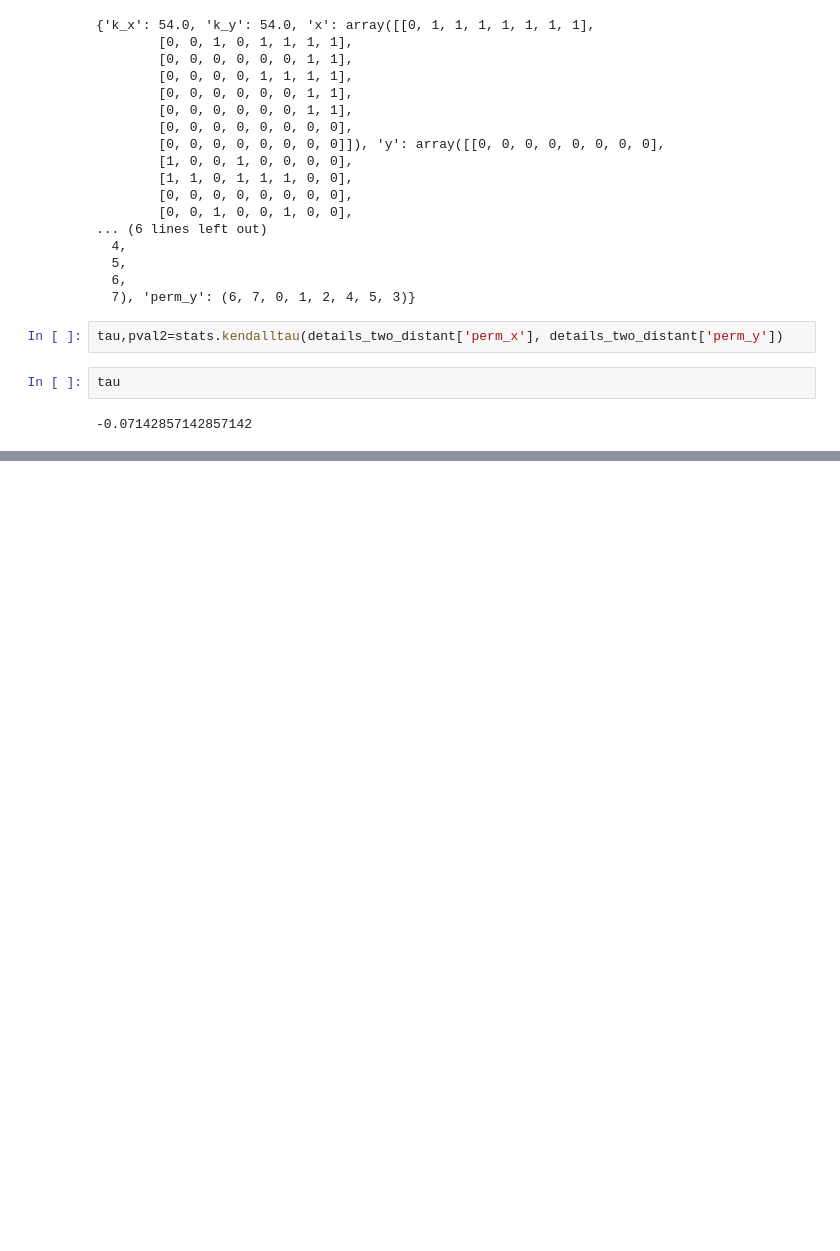
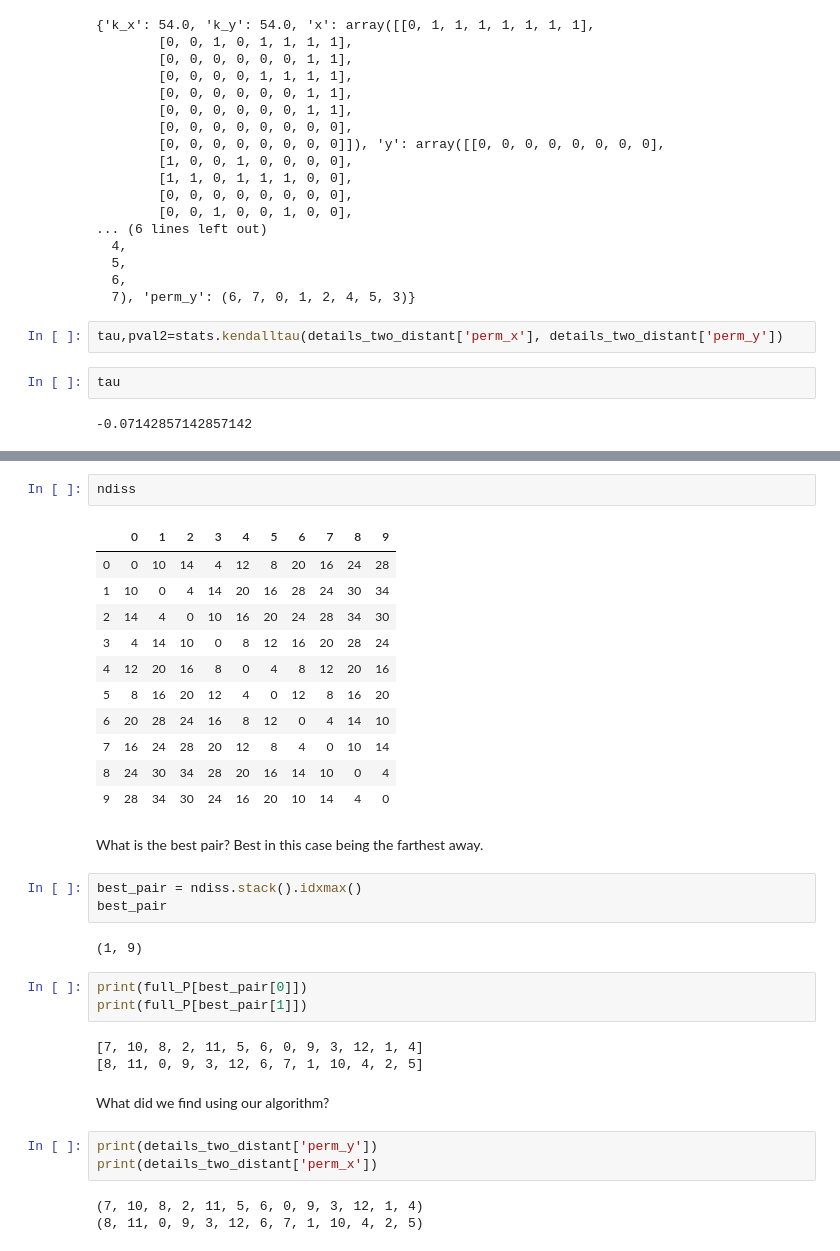
Before and after one commit to IGARDS/rankability_toolbox, a Jupyter notebook: examples.ipynb, the cells around one changed output, grey strips where cells are left out. Saved outputs shown, nothing was run; the diff lists cells and outputs as text; blank space fills up the shorter version.

```diff
--- a/examples.ipynb
+++ b/examples.ipynb
@@ -283,0 +438,35 @@ tau
+# %%
+ndiss
+# %% [output]
+|  | 0 | 1 | 2 | 3 | 4 | 5 | 6 | 7 | 8 | 9 |
+| 0 | 0 | 10 | 14 | 4 | 12 | 8 | 20 | 16 | 24 | 28 |
+| 1 | 10 | 0 | 4 | 14 | 20 | 16 | 28 | 24 | 30 | 34 |
+| 2 | 14 | 4 | 0 | 10 | 16 | 20 | 24 | 28 | 34 | 30 |
+| 3 | 4 | 14 | 10 | 0 | 8 | 12 | 16 | 20 | 28 | 24 |
+| 4 | 12 | 20 | 16 | 8 | 0 | 4 | 8 | 12 | 20 | 16 |
+| 5 | 8 | 16 | 20 | 12 | 4 | 0 | 12 | 8 | 16 | 20 |
+| 6 | 20 | 28 | 24 | 16 | 8 | 12 | 0 | 4 | 14 | 10 |
+| 7 | 16 | 24 | 28 | 20 | 12 | 8 | 4 | 0 | 10 | 14 |
+| 8 | 24 | 30 | 34 | 28 | 20 | 16 | 14 | 10 | 0 | 4 |
+| 9 | 28 | 34 | 30 | 24 | 16 | 20 | 10 | 14 | 4 | 0 |
+# %% [markdown]
+What is the best pair? Best in this case being the farthest away.
+# %%
+best_pair = ndiss.stack().idxmax()
+best_pair
+# %% [output]
+(1, 9)
+# %%
+print(full_P[best_pair[0]])
+print(full_P[best_pair[1]])
+# %% [output]
+[7, 10, 8, 2, 11, 5, 6, 0, 9, 3, 12, 1, 4]
+[8, 11, 0, 9, 3, 12, 6, 7, 1, 10, 4, 2, 5]
+# %% [markdown]
+What did we find using our algorithm?
+# %%
+print(details_two_distant['perm_y'])
+print(details_two_distant['perm_x'])
+# %% [output]
+(7, 10, 8, 2, 11, 5, 6, 0, 9, 3, 12, 1, 4)
+(8, 11, 0, 9, 3, 12, 6, 7, 1, 10, 4, 2, 5)
```
Also changed, not shown: parts of 99 cells of this notebook, 3 other files.
